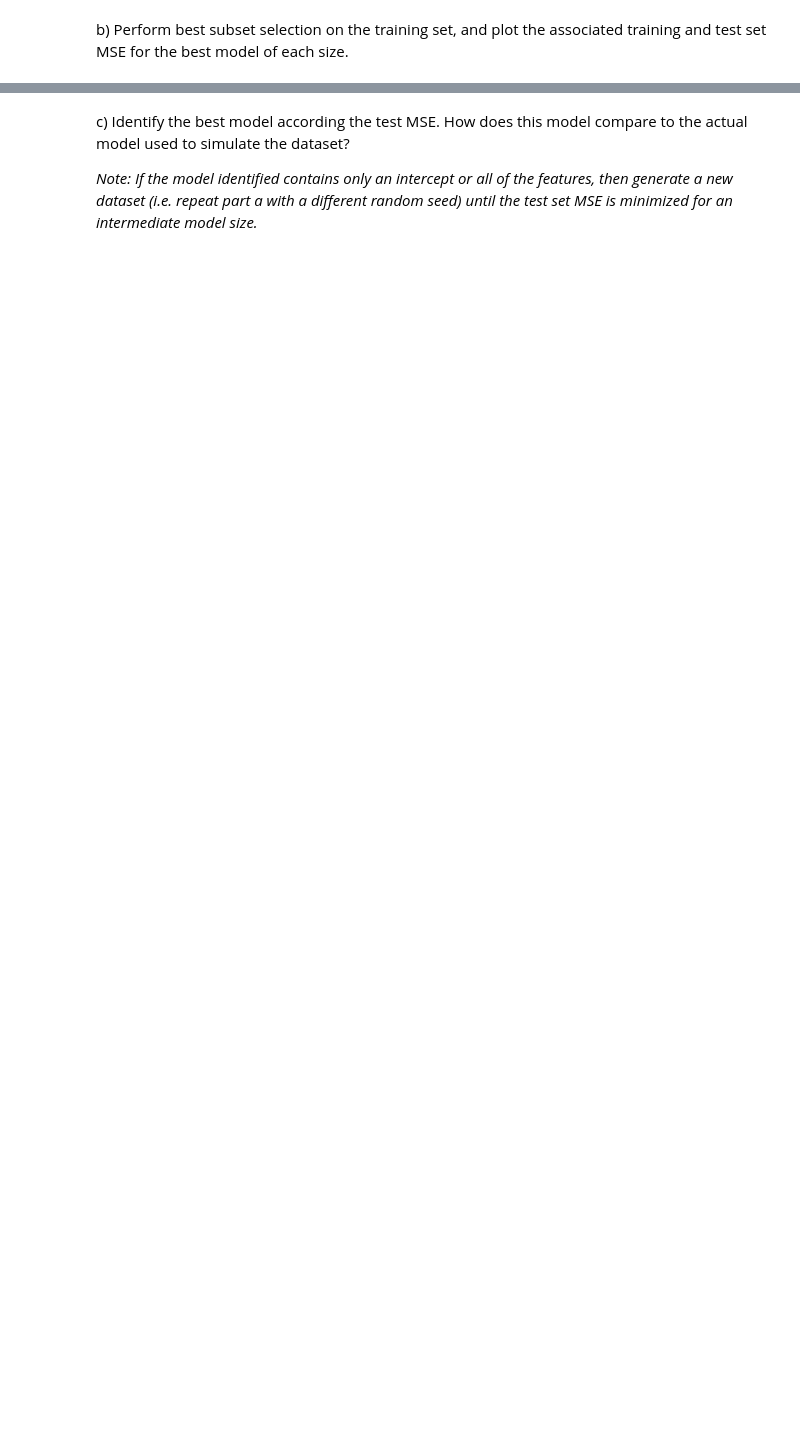
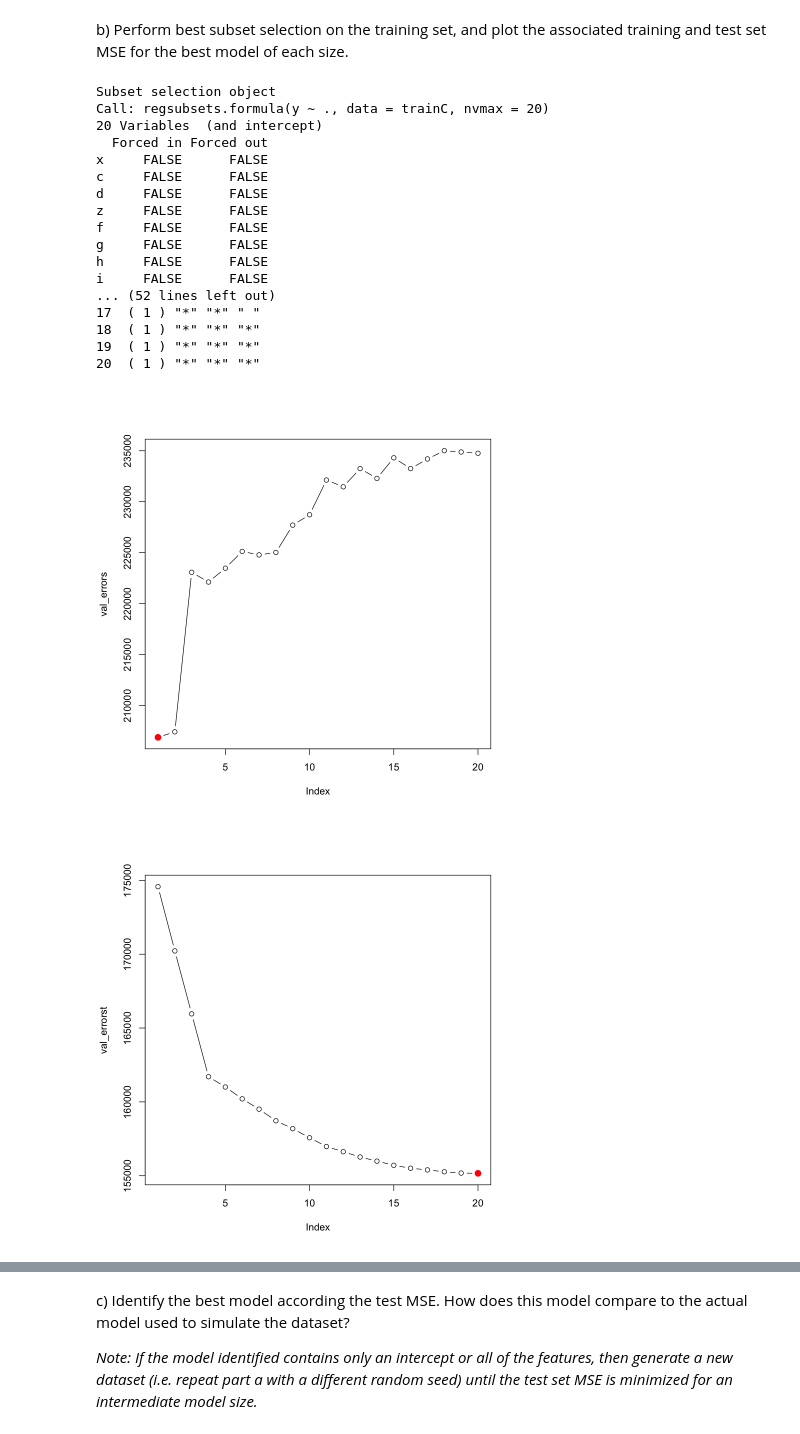
Before and after one commit to yuqialicez/Zhou_DSPN_S22, a Jupyter notebook: Homework10.ipynb, the cells around one changed output, grey strips where cells are left out. Saved outputs shown, nothing was run; the diff lists cells and outputs as text; code cells hidden in the pictures; blank space fills up the shorter version.

```diff
--- a/Homework10.ipynb
+++ b/Homework10.ipynb
@@ -386,3 +386,78 @@ A data.frame: 6 × 21
 # %% [markdown]
 b) Perform best subset selection on the training set, and plot the associated training and test set MSE for the best model of each size.
+# %%
+#code adapted from http://www.science.smith.edu/~jcrouser/SDS293/labs/lab9-r.html
+trainC = df %>%
+  sample_frac(0.1)
+
+test = df %>%
+  setdiff(trainC)
+
+regfit_best_train = regsubsets(y~., data = trainC, nvmax = 20)
+summary(regfit_best_train)
+test_mat = model.matrix (y~., data = test)
+train_mat = model.matrix(y~., data = trainC)
+
+val_errors = rep(NA,20)
+val_errorst = rep(NA, 20)
+
+# Iterates over each size i
+for(i in 1:20){
+
+    # Extract the vector of predictors in the best fit model on i predictors
+    coefi = coef(regfit_best_train, id = i)
+
+    # Make predictions using matrix multiplication of the test matirx and the coefficients vector
+    pred = test_mat[,names(coefi)]%*%coefi
+
+    # Calculate the MSE
+    val_errors[i] = mean((test$y-pred)^2)
+}
+
+# Find the model with the smallest error
+min = which.min(val_errors)
+
+# Plot the errors for each model size
+plot(val_errors, type = 'b')
+points(min, val_errors[min][1], col = "red", cex = 2, pch = 20)
+
+# Iterates over each size i
+for(i in 1:20){
+
+    # Extract the vector of predictors in the best fit model on i predictors
+    coefi = coef(regfit_best_train, id = i)
+
+    # Make predictions using matrix multiplication of the test matirx and the coefficients vector
+    pred = train_mat[,names(coefi)]%*%coefi
+
+    # Calculate the MSE
+    val_errorst[i] = mean((trainC$y-pred)^2)
+}
+
+# Find the model with the smallest error
+min = which.min(val_errorst)
+
+# Plot the errors for each model size
+plot(val_errorst, type = 'b')
+points(min, val_errorst[min][1], col = "red", cex = 2, pch = 20)
+# %% [output]
+Subset selection object
+Call: regsubsets.formula(y ~ ., data = trainC, nvmax = 20)
+20 Variables  (and intercept)
+  Forced in Forced out
+x     FALSE      FALSE
+c     FALSE      FALSE
+d     FALSE      FALSE
+z     FALSE      FALSE
+f     FALSE      FALSE
+g     FALSE      FALSE
+h     FALSE      FALSE
+i     FALSE      FALSE
+... (52 lines left out)
+17  ( 1 ) "*" "*" " "
+18  ( 1 ) "*" "*" "*"
+19  ( 1 ) "*" "*" "*"
+20  ( 1 ) "*" "*" "*"
+[figure, added]
+[figure, added]
 # %%
```
Also changed, not shown: parts of 4 cells of this notebook.
